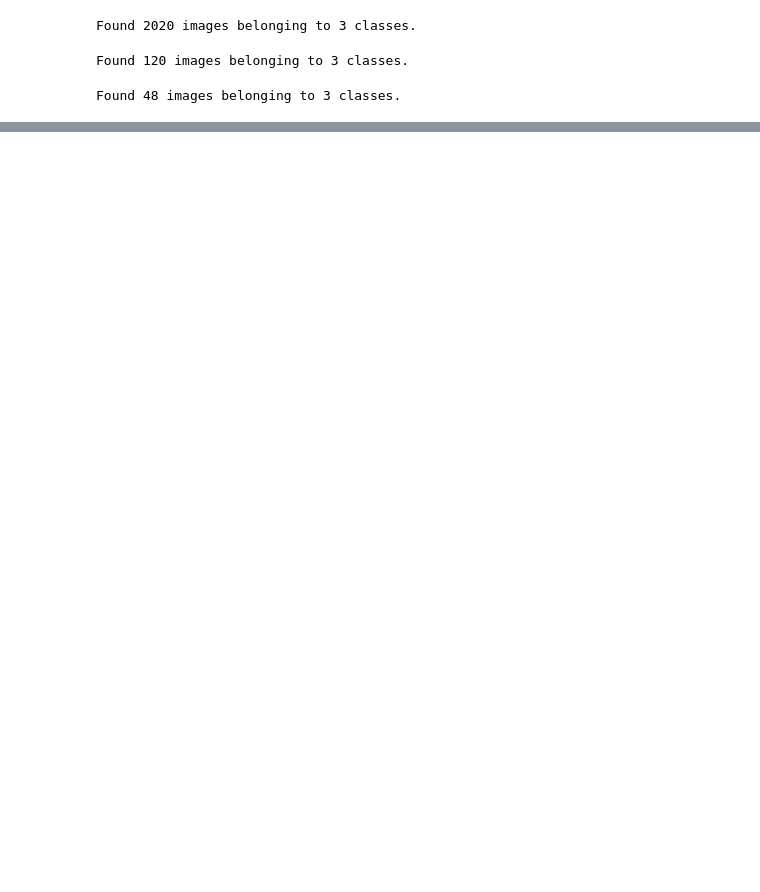
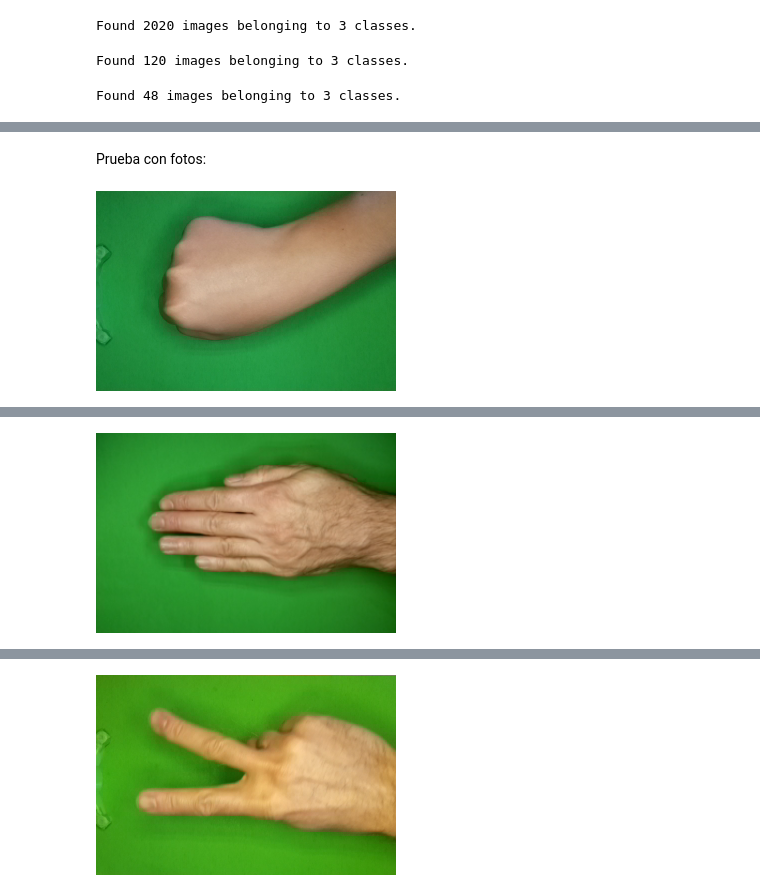
Before and after one commit to MartinBerestovoy/TPs_Chona, a Jupyter notebook: RedesNeuronalesConvolucionales/tp_final.ipynb, the cells around one changed output, grey strips where cells are left out. Cells and saved outputs as stored; diff of their text form; code cells hidden in the pictures; blank space fills up the shorter version.

```diff
--- a/RedesNeuronalesConvolucionales/tp_final.ipynb
+++ b/RedesNeuronalesConvolucionales/tp_final.ipynb
@@ -75,0 +131,36 @@ loss, accuracy = model.evaluate(tensor_test)
+# %% [markdown]
+Prueba con fotos:
+# %%
+def show_result(result):
+    index = np.argmax(result)
+    if index == 0:
+        print(f"Paper {result[0][index] * 100}%")
+    elif index == 1:
+        print(f"Rock {result[0][index] * 100}%")
+    elif index == 2:
+        print(f"Scissors {result[0][index] * 100}%")
+    else:
+        print("Unknown")
+
+rocks = [file for file in os.listdir("./test/rock/")]
+paper = [file for file in os.listdir("./test/paper/")]
+scissors = [file for file in os.listdir("./test/scissors/")]
+
+random_rock = random.choice(rocks)
+random_paper = random.choice(paper)
+random_scissors = random.choice(scissors)
+
+image_rock = Image.open(f"./test/rock/{random_rock}")
+image_paper = Image.open(f"./test/paper/{random_paper}")
+image_scissors = Image.open(f"./test/scissors/{random_scissors}")
+
+display(image_rock)
+show_result(model.predict(np.array(image_rock.resize((224, 224))).reshape(1, 224, 224, 3)))
+
+display(image_paper)
+show_result(model.predict(np.array(image_paper.resize((224, 224))).reshape(1, 224, 224, 3)))
+
+display(image_scissors)
+show_result(model.predict(np.array(image_scissors.resize((224, 224))).reshape(1, 224, 224, 3)))
+# %% [output]
+[figure, added]
@@ -75,0 +169 @@ loss, accuracy = model.evaluate(tensor_test)
+[figure, added]
@@ -75,0 +172 @@ loss, accuracy = model.evaluate(tensor_test)
+[figure, added]
```
Also changed, not shown: parts of 10 cells of this notebook, 2 other files.
